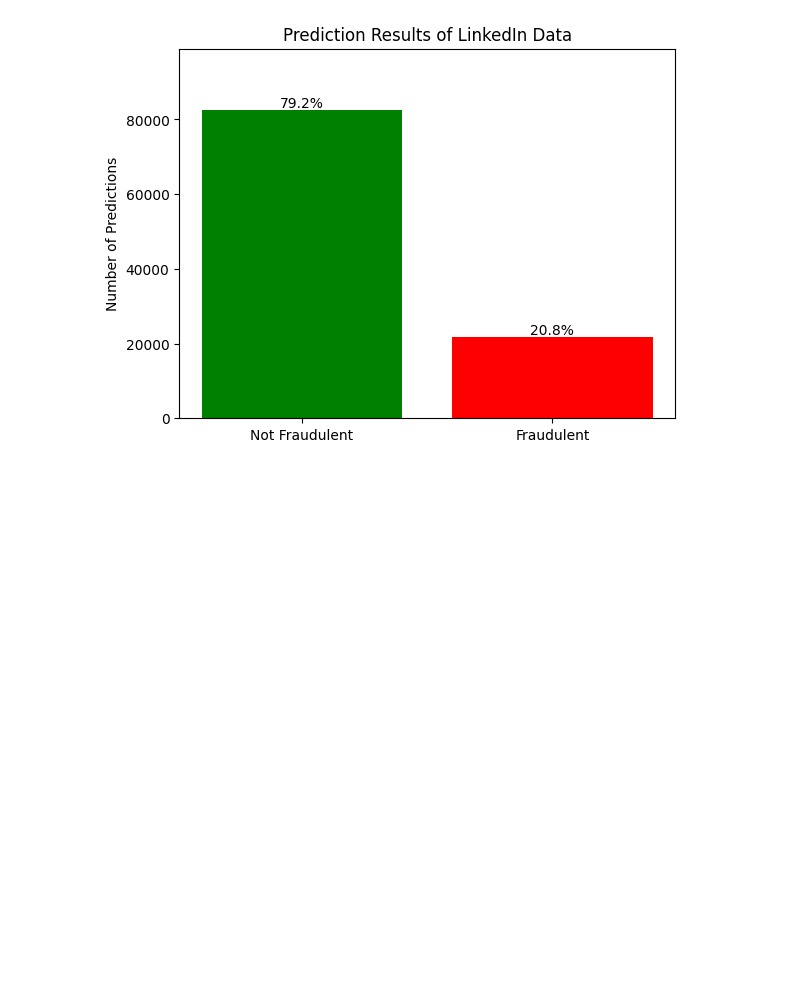
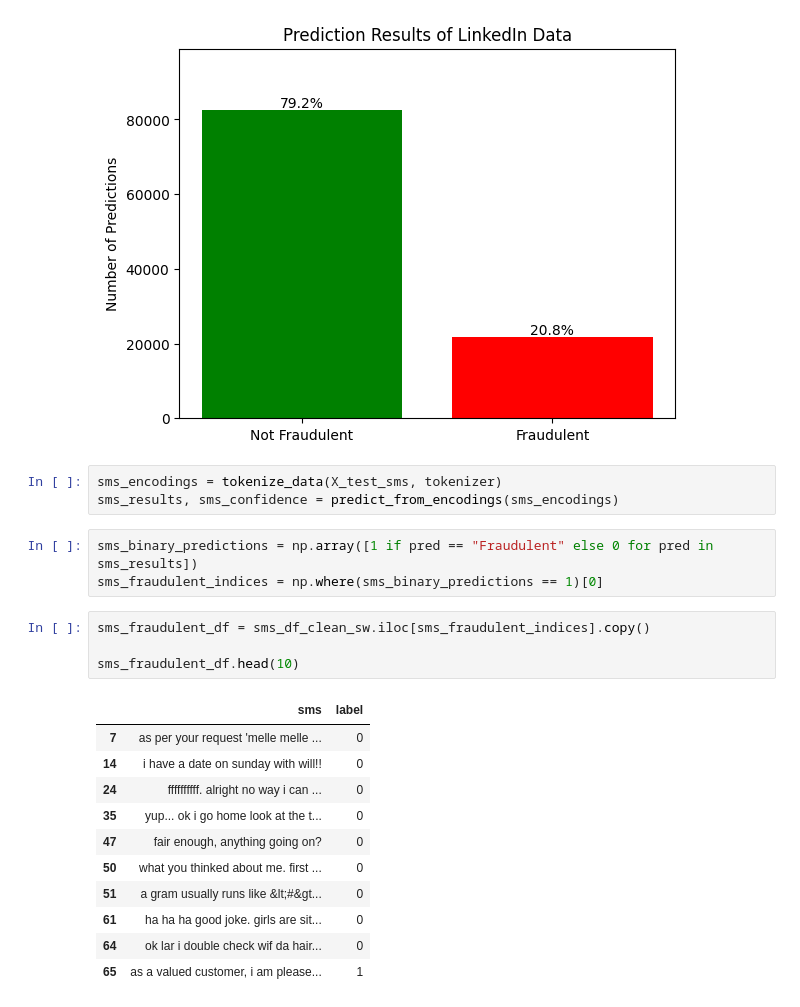
Before and after one commit to Drock54651/NLP-3832-Project-Fraud-Detection, a Jupyter notebook: fraud_final_project.ipynb, the cells around one changed output. Saved outputs shown, nothing was run; the diff lists cells and outputs as text; blank space fills up the shorter version.

```diff
--- a/fraud_final_project.ipynb
+++ b/fraud_final_project.ipynb
@@ -1107,3 +1107,25 @@ plt.ylim(0, max(counts) * 1.2)
 plt.show()
 # %% [output]
 [figure]
+# %%
+sms_encodings = tokenize_data(X_test_sms, tokenizer)
+sms_results, sms_confidence = predict_from_encodings(sms_encodings)
+# %%
+sms_binary_predictions = np.array([1 if pred == "Fraudulent" else 0 for pred in sms_results])
+sms_fraudulent_indices = np.where(sms_binary_predictions == 1)[0]
+# %%
+sms_fraudulent_df = sms_df_clean_sw.iloc[sms_fraudulent_indices].copy()
+
+sms_fraudulent_df.head(10)
+# %% [output]
+|  | sms | label |
+| 7 | as per your request 'melle melle ... | 0 |
+| 14 | i have a date on sunday with will!! | 0 |
+| 24 | ffffffffff. alright no way i can ... | 0 |
+| 35 | yup... ok i go home look at the t... | 0 |
+| 47 | fair enough, anything going on? | 0 |
+| 50 | what you thinked about me. first ... | 0 |
+| 51 | a gram usually runs like &lt;#&gt... | 0 |
+| 61 | ha ha ha good joke. girls are sit... | 0 |
+| 64 | ok lar i double check wif da hair... | 0 |
+| 65 | as a valued customer, i am please... | 1 |
```
Also changed, not shown: parts of 5 cells of this notebook.
